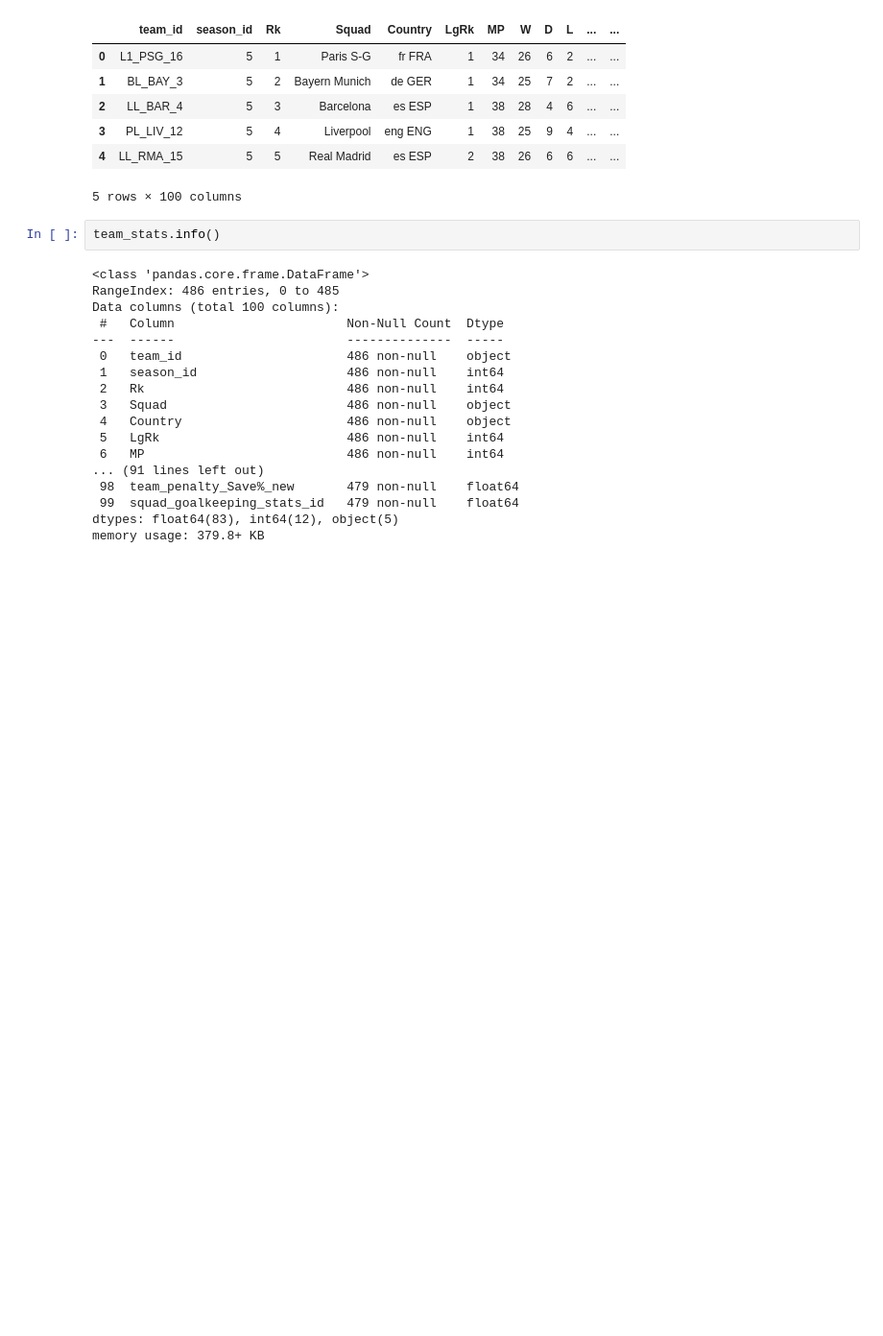
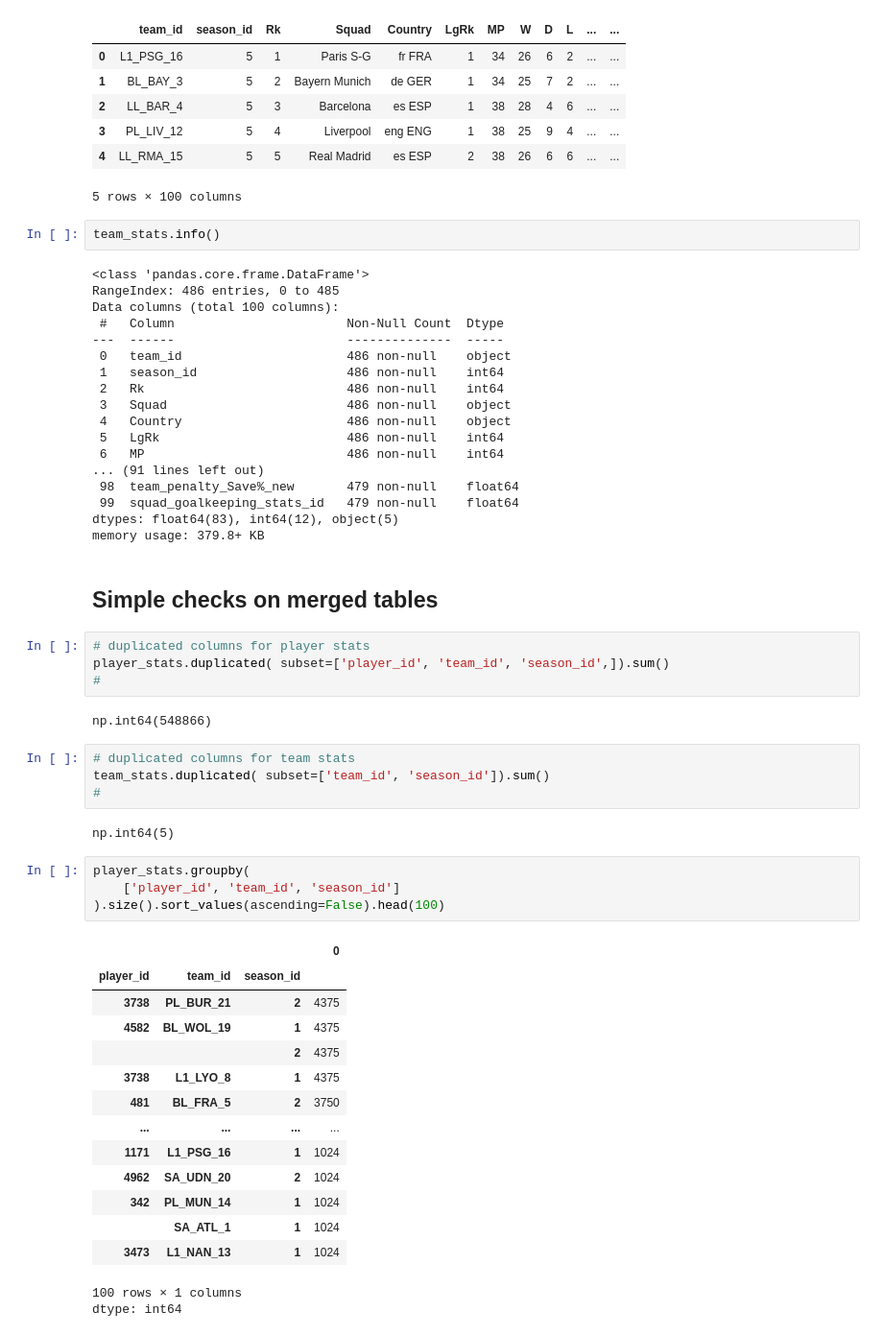
Before and after one commit to sanyi1998/Sandor_Varsanyi_CAPB352_BDA_Project_2025, a Jupyter notebook: Sandor_Varsanyi_CAPB352_final_project.ipynb, the cells around one changed output. Shown at 96% size. Cells and saved outputs as stored; diff of their text form; blank space fills up the shorter version.

```diff
--- a/Sandor_Varsanyi_CAPB352_final_project.ipynb
+++ b/Sandor_Varsanyi_CAPB352_final_project.ipynb
@@ -2871,3 +2892,37 @@ Data columns (total 100 columns):
  99  squad_goalkeeping_stats_id   479 non-null    float64
 dtypes: float64(83), int64(12), object(5)
 memory usage: 379.8+ KB
+# %% [markdown]
+## Simple checks on merged tables
+# %%
+# duplicated columns for player stats
+player_stats.duplicated( subset=['player_id', 'team_id', 'season_id',]).sum()
+#
+# %% [output]
+np.int64(548866)
+# %%
+# duplicated columns for team stats
+team_stats.duplicated( subset=['team_id', 'season_id']).sum()
+#
+# %% [output]
+np.int64(5)
+# %%
+player_stats.groupby(
+    ['player_id', 'team_id', 'season_id']
+).size().sort_values(ascending=False).head(100)
+# %% [output]
+|  |  |  | 0 |
+| player_id | team_id | season_id |  |
+| 3738 | PL_BUR_21 | 2 | 4375 |
+| 4582 | BL_WOL_19 | 1 | 4375 |
+|  |  | 2 | 4375 |
+| 3738 | L1_LYO_8 | 1 | 4375 |
+| 481 | BL_FRA_5 | 2 | 3750 |
+| ... | ... | ... | ... |
+| 1171 | L1_PSG_16 | 1 | 1024 |
+| 4962 | SA_UDN_20 | 2 | 1024 |
+| 342 | PL_MUN_14 | 1 | 1024 |
+|  | SA_ATL_1 | 1 | 1024 |
+| 3473 | L1_NAN_13 | 1 | 1024 |
+100 rows × 1 columns
+dtype: int64
```
Also changed, not shown: parts of 39 cells of this notebook.
